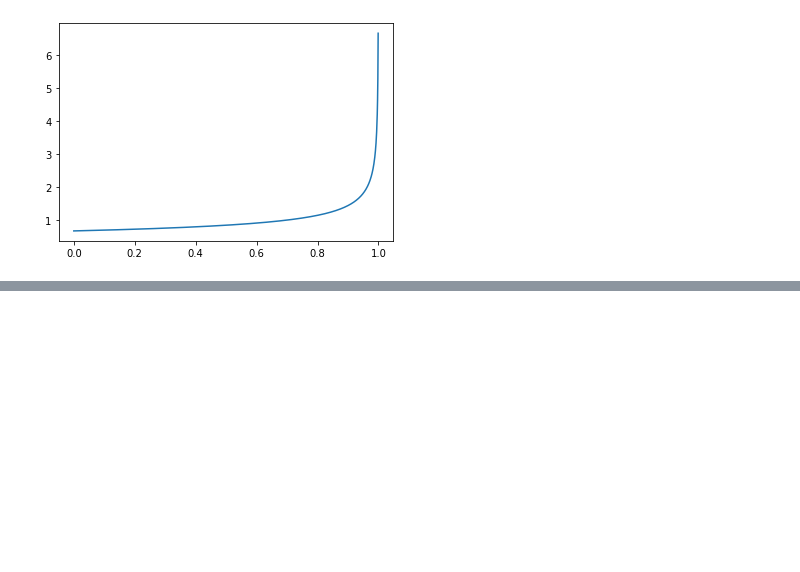
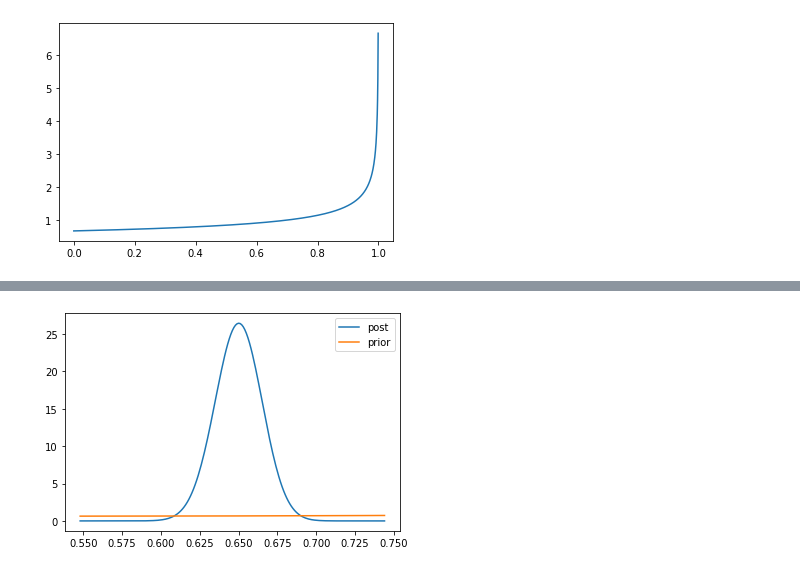
Before and after one commit to eirihoyh/STK4021_Applied_Bayesian_Analysis, a Jupyter notebook: Book exercises/2_09_cali_death_penalty.ipynb, the cells around one changed output, grey strips where cells are left out. Cells and saved outputs as stored; diff of their text form; code cells hidden in the pictures; blank space fills up the shorter version.

```diff
--- a/Book exercises/2_09_cali_death_penalty.ipynb
+++ b/Book exercises/2_09_cali_death_penalty.ipynb
@@ -53,0 +95,23 @@ To be able to create a posteriorm, we need a likelihood function. Since this is
+# %%
+n = 1000
+y = 0.65 * 1000
+
+# standard Jeffery non informative prior
+a = 1/2
+b = 1/2
+
+a_1 = a + y
+b_1 = b + n - y
+
+theta = np.arange(0, 1.0001, 0.001)
+dens = stats.beta.pdf(theta, a_1, b_1)
+dens_prior = stats.beta.pdf(theta, a, b)
+
+cond = dens > 0.00000001  # just to get a narrower plot ut
+
+plt.plot(theta[cond], dens[cond], label="post")
+plt.plot(theta[cond], dens_prior[cond], label="prior")
+plt.legend()
+plt.show()
+# %% [output]
+[figure, added]
```
Also changed, not shown: parts of 4 cells of this notebook.
